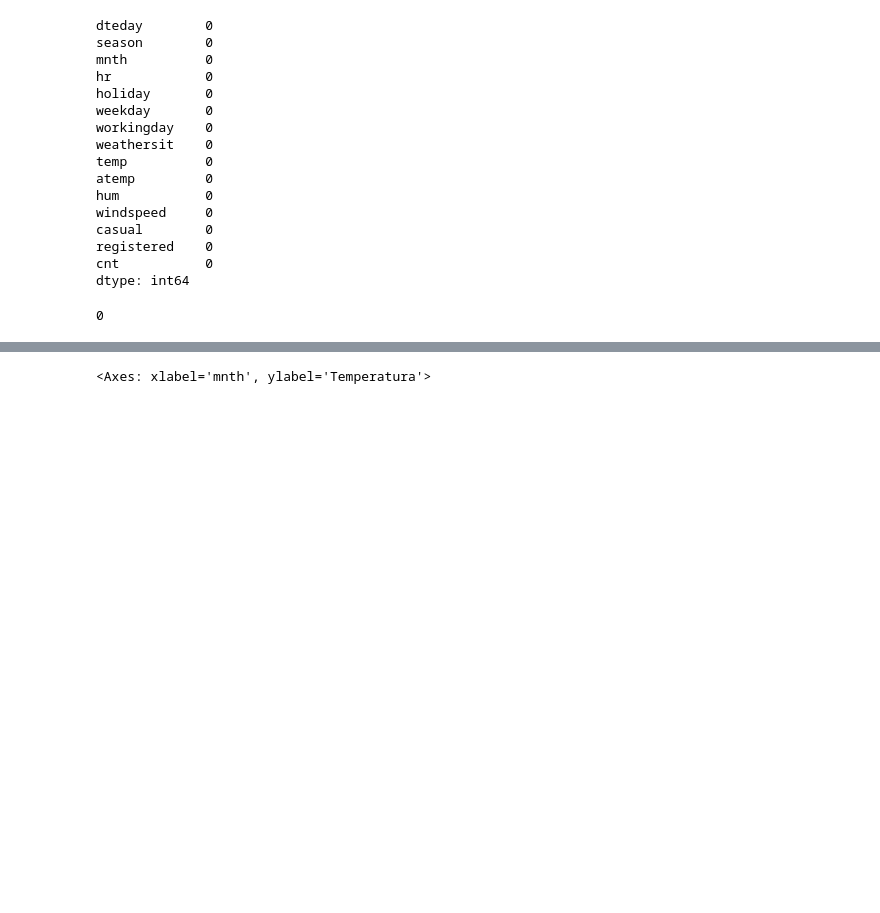
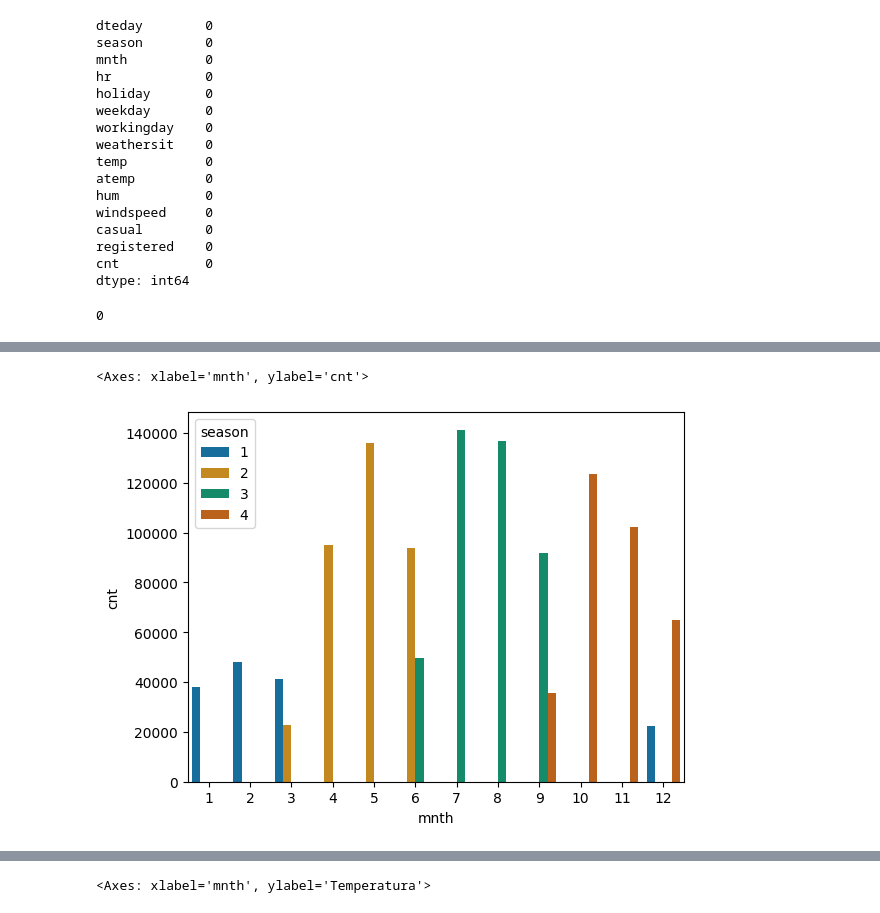
Before and after one commit to solfontan/Capital_Bikeshare_EDA, a Jupyter notebook: Datos_analisis.ipynb, the cells around one changed output, grey strips where cells are left out. Cells and saved outputs as stored; diff of their text form; code cells hidden in the pictures; blank space fills up the shorter version.

```diff
--- a/Datos_analisis.ipynb
+++ b/Datos_analisis.ipynb
@@ -362,0 +398,5 @@ df2011.query('registered  >= 500').sort_values(by='mnth')
+# %%
+sns.barplot(data=df2011.groupby(['season','mnth'])[['cnt']].sum(), x='mnth',y='cnt',hue='season', palette='colorblind')
+# %% [output]
+<Axes: xlabel='mnth', ylabel='cnt'>
+[figure, added]
```
Also changed, not shown: parts of 32 cells of this notebook, 1 other file.
